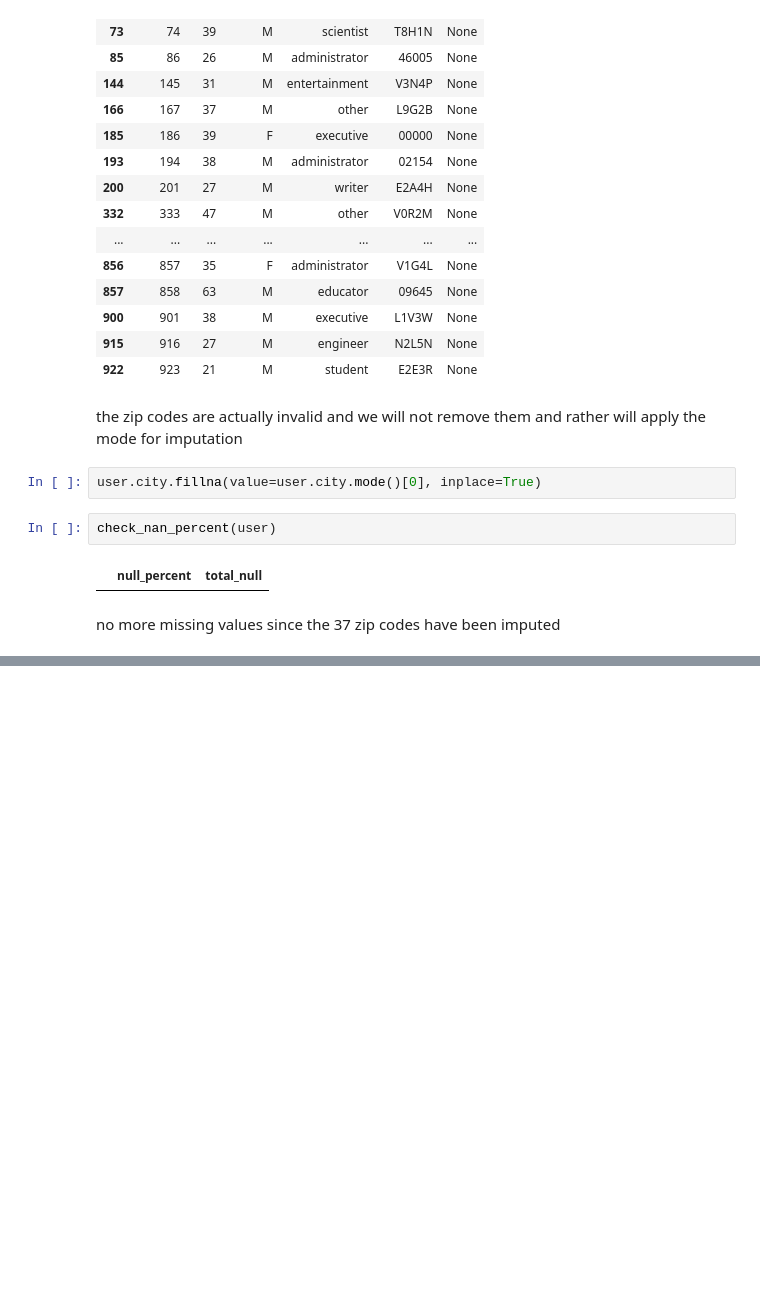
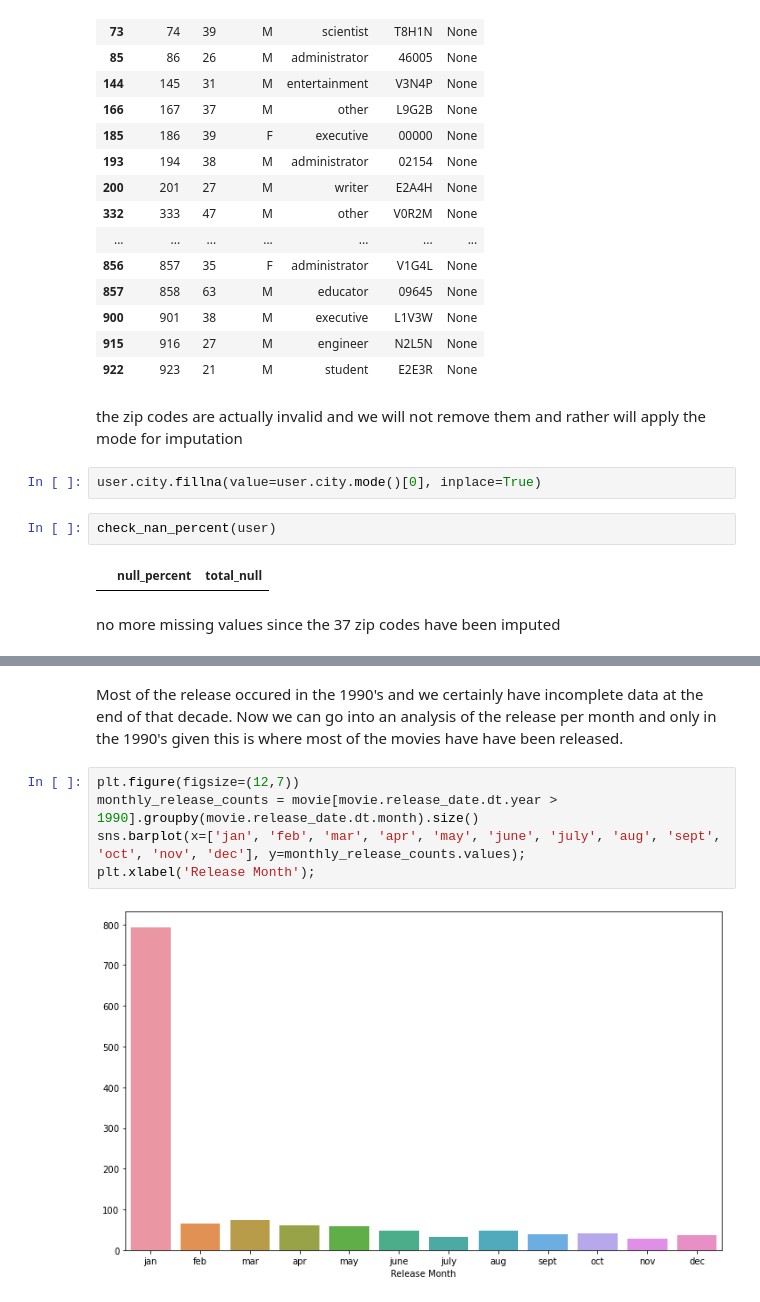
Before and after one commit to YichenLin/MATH-80600A-Project, a Jupyter notebook: traditionalRSNotebooks/edaMovieLens100K.ipynb, the cells around one changed output, grey strips where cells are left out. Saved outputs shown, nothing was run; the diff lists cells and outputs as text; blank space fills up the shorter version.

```diff
--- a/traditionalRSNotebooks/edaMovieLens100K.ipynb
+++ b/traditionalRSNotebooks/edaMovieLens100K.ipynb
@@ -330,0 +394,9 @@ no more missing values since the 37 zip codes have been imputed
+# %% [markdown]
+Most of the release occured in the 1990's and we certainly have incomplete data at the end of that decade. Now we can go into an analysis of the release per month and only in the 1990's given this is where most of the movies have have been released.
+# %%
+plt.figure(figsize=(12,7))
+monthly_release_counts = movie[movie.release_date.dt.year > 1990].groupby(movie.release_date.dt.month).size()
+sns.barplot(x=['jan', 'feb', 'mar', 'apr', 'may', 'june', 'july', 'aug', 'sept', 'oct', 'nov', 'dec'], y=monthly_release_counts.values);
+plt.xlabel('Release Month');
+# %% [output]
+[figure, added]
```
Also changed, not shown: parts of 31 cells of this notebook.
